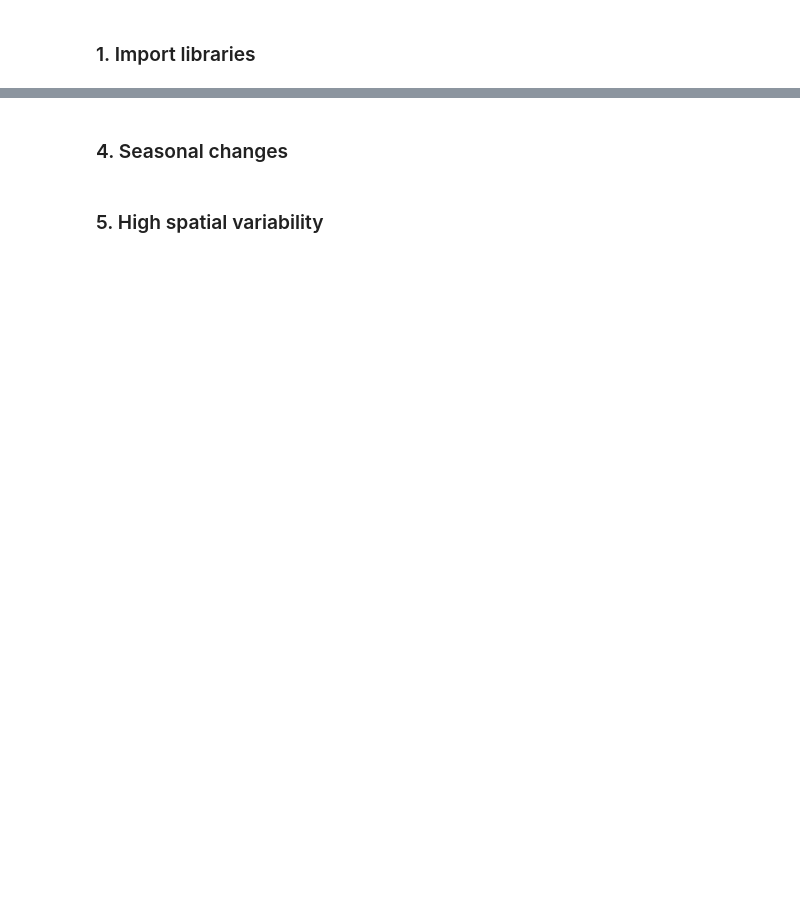
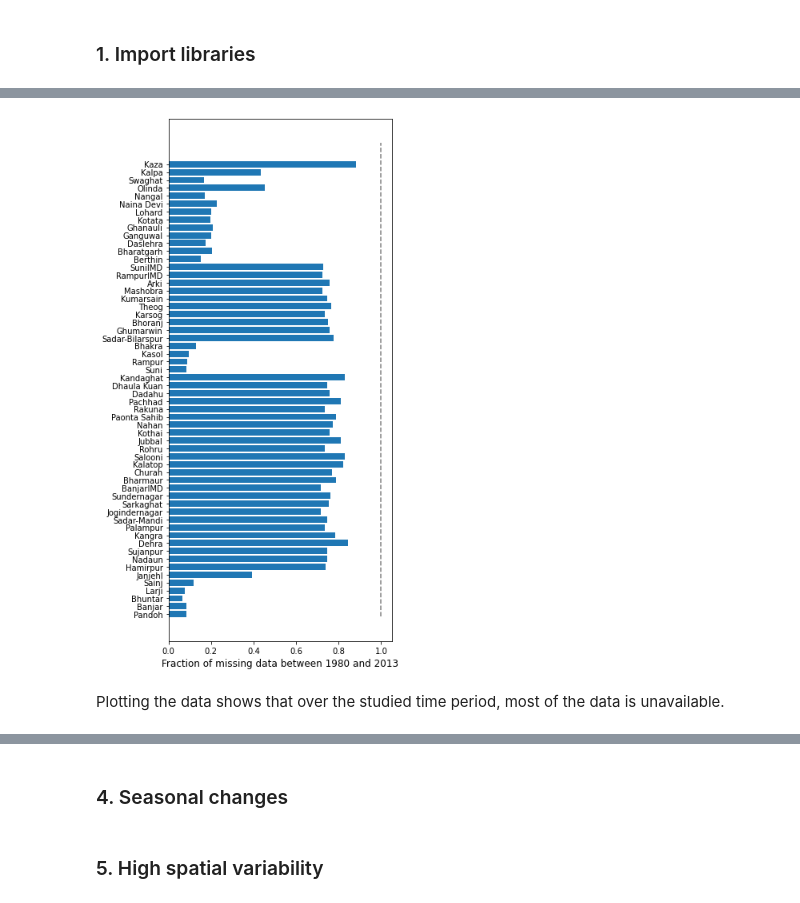
Before and after one commit to kenzaxtazi/precip-prediction, a Jupyter notebook: notebook1.ipynb, the cells around one changed output, grey strips where cells are left out. Cells and saved outputs as stored; diff of their text form; code cells hidden in the pictures; blank space fills up the shorter version.

```diff
--- a/notebook1.ipynb
+++ b/notebook1.ipynb
@@ -36,0 +44,21 @@ Median elevation:  4666.5 m
+# %%
+# Missing data info
+data_count = []
+stations = list(gauge_ds.data_vars)
+for s in stations:
+    n = sum(float(num) == 0.0 for num in gauge_ds[s])
+    data_count.append(n)
+
+index = np.arange(len(stations)) + 0.3
+count_norm = np.array(data_count)/len(gauge_ds.time.values)
+# %%
+plt.figure(figsize=(5,12))
+plt.barh(index, count_norm)
+plt.plot([1, 1], [0, 60], linestyle='--', color='gray')
+plt.xlabel('Fraction of missing data between 1980 and 2013', fontsize=12)
+plt.yticks(index, labels=stations)
+plt.show()
+# %% [output]
+[figure, added]
+# %% [markdown]
+Plotting the data shows that over the studied time period, most of the data is unavailable.
```
Also changed, not shown: parts of 15 cells of this notebook, 1 other file.
